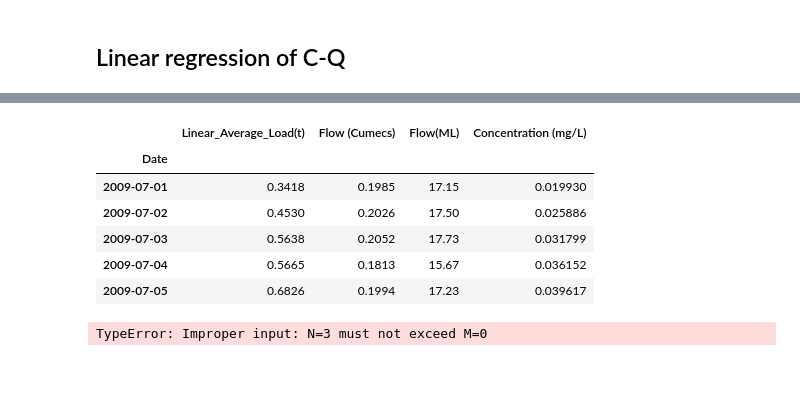
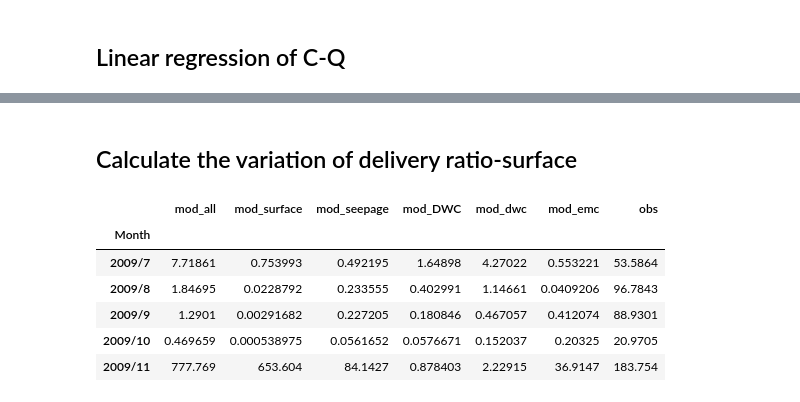
Before and after one commit to QianWanghhu/wqd_analyze, a Jupyter notebook: src/signatures_produce.ipynb, the cells around one changed output, grey strips where cells are left out. Drawn from its saved outputs; the diff is of its cells as text; code cells hidden in the pictures; blank space fills up the shorter version.

Commit message:
Add the calculation of different sources of loads

```diff
--- a/src/signatures_produce.ipynb
+++ b/src/signatures_produce.ipynb
@@ -325,0 +343,19 @@ day_load_flow.loc[:, cols[0]] = day_load_flow.loc[:, cols[0]]*1000
+# %%
+# variables are x and y
+coeff_regress = pd.DataFrame(columns = np.arange(1, 5), index=['R2', 'a', 'b', 'c'])
+for k in range(1, 5):
+    x = x_dict[f'{k}_x']
+    y = x_dict[f'{k}_y']
+    p = lmfit.Parameters()
+    p.add_many(('a', 0.1, True, 0, 10), ('b', 2, True, 0, 2), ('c', 1, True, 0, 10))
+    out1, out2, ci, trace = nonlinear_fit(p, residual, x, y, opti_method='differential_evolution')# lmfit, x=x_input, y=y_output,
+
+    # compare coefficient of determination
+    para_values = {}
+    for param in ['a', 'b', 'c']:
+        para_values[param] = np.round(trace['a'][param][0], 4)
+    y_mod = para_values['a'] * x ** para_values['b']+ para_values['c']
+    r2 = r2_score(np.log(y), np.log(y_mod))
+    abs_bias = np.abs(np.average(y_mod - y))
+    rel_bias = abs_bias / np.average(y)
+    coeff_regress.loc[:, k] = [r2, para_values['a'], para_values['b'], para_values['c']]
@@ -325,0 +402,7 @@ day_load_flow.loc[:, cols[0]] = day_load_flow.loc[:, cols[0]]*1000
+# %% [markdown]
+## Calculate the variation of delivery ratio-surface
+# %%
+# read observations, modeled outputs with delivery ratio at 0 and 25 (%)
+mod_fl_fn = 'DIN_sources.csv'
+mod_drs0 = pd.read_csv(modpath + mod_fl_fn, index_col='Date')
+mod_drs0.index = pd.to_datetime(mod_drs0.index, dayfirst=False)
@@ -326,10 +416,25 @@ day_load_flow.loc[:, cols[0]] = day_load_flow.loc[:, cols[0]]*1000
+# %%
+df_month = pd.DataFrame(columns=mod_drs0.columns)
+# calculate the monthly loads and flow
+for y in range(2009, 2019):
+    for m in range(1, 13):
+        start = pd.to_datetime(f'{y}/{m}/1')
+        if m == 12:
+#             import pdb; pdb.set_trace()
+            end = pd.to_datetime(f'{y+1}/1/1') - datetime.timedelta(days=1)
+        else:
+            end = pd.to_datetime(f'{y}/{m+1}/1') - datetime.timedelta(days=1)
+#
+        df_month.loc[f'{y}/{m}', :] = load_flow_loc([start, end], mod_drs0, timestep ='d').sum(axis=0)
+df_month = df_month[(df_month.loc[:, df_month.columns[0]] != 0)]
+df_month.index.name = 'Month'
 # %%
-day_load_flow.head()
+df_month.head()
 # %% [output]
-|  | Linear_Average_Load(t) | Flow (Cumecs) | Flow(ML) | Concentration (mg/L) |
-| Date |  |  |  |  |
-| 2009-07-01 | 0.3418 | 0.1985 | 17.15 | 0.019930 |
-| 2009-07-02 | 0.4530 | 0.2026 | 17.50 | 0.025886 |
-| 2009-07-03 | 0.5638 | 0.2052 | 17.73 | 0.031799 |
-| 2009-07-04 | 0.5665 | 0.1813 | 15.67 | 0.036152 |
-| 2009-07-05 | 0.6826 | 0.1994 | 17.23 | 0.039617 |
+|  | mod_all | mod_surface | mod_seepage | mod_DWC | mod_dwc | mod_emc | obs |
+| Month |  |  |  |  |  |  |  |
+| 2009/7 | 7.71861 | 0.753993 | 0.492195 | 1.64898 | 4.27022 | 0.553221 | 53.5864 |
+| 2009/8 | 1.84695 | 0.0228792 | 0.233555 | 0.402991 | 1.14661 | 0.0409206 | 96.7843 |
+| 2009/9 | 1.2901 | 0.00291682 | 0.227205 | 0.180846 | 0.467057 | 0.412074 | 88.9301 |
+| 2009/10 | 0.469659 | 0.000538975 | 0.0561652 | 0.0576671 | 0.152037 | 0.20325 | 20.9705 |
+| 2009/11 | 777.769 | 653.604 | 84.1427 | 0.878403 | 2.22915 | 36.9147 | 183.754 |
@@ -353,21 +440,0 @@ for tt in time_range:
-# %%
-# variables are x and y
-coeff_regress = pd.DataFrame(columns = np.arange(1, 5), index=['R2', 'a', 'b', 'c'])
-for k in range(1, 5):
-    x = x_dict[f'{k}_x']
-    y = x_dict[f'{k}_y']
-    p = lmfit.Parameters()
-    p.add_many(('a', 0.1, True, 0, 10), ('b', 2, True, 0, 2 ), ('c', 1, True, -1, 10))
-    out1, out2, ci, trace = nonlinear_fit(p, residual, x, y, opti_method='differential_evolution')# lmfit, x=x_input, y=y_output,
-
-    # compare coefficient of determination
-    para_values = {}
-    for param in ['a', 'b', 'c']:
-        para_values[param] = np.round(trace['a'][param][0], 4)
-    y_mod = para_values['a'] * x ** para_values['b']+ para_values['c']
-    r2 = r2_score(np.log(y), np.log(y_mod))
-    abs_bias = np.abs(np.average(y_mod - y))
-    rel_bias = abs_bias / np.average(y)
-    coeff_regress.loc[:, k] = [r2, para_values['a'], para_values['b'], para_values['c']]
-# %% [output]
-TypeError: Improper input: N=3 must not exceed M=0
```
Also changed, not shown: parts of 17 cells of this notebook.
